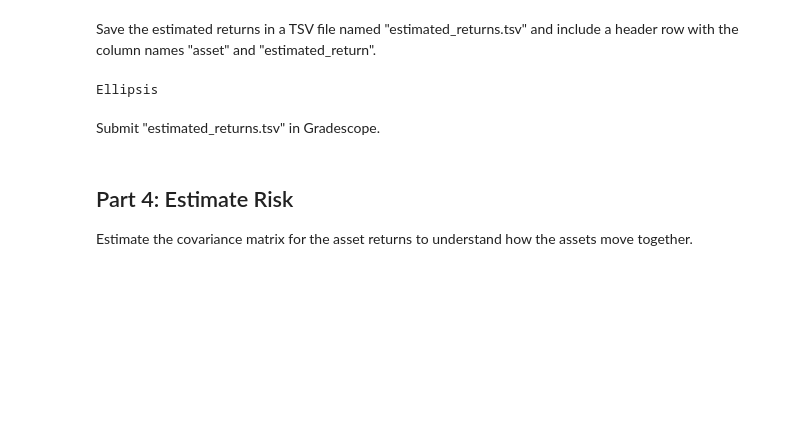
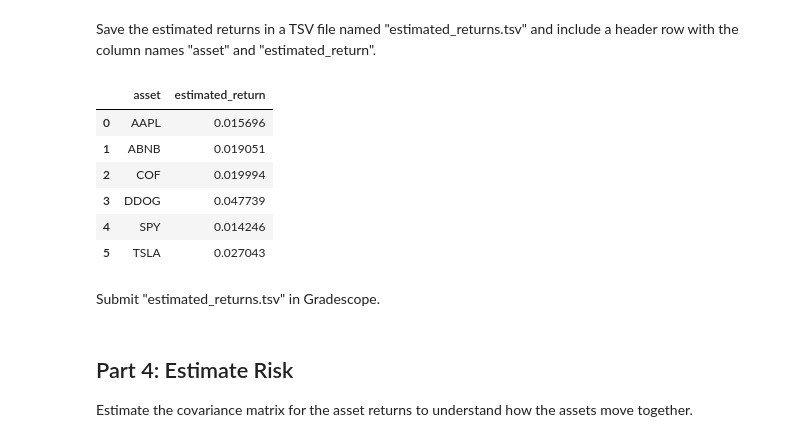
Before and after one commit to calebhadley1/AI_in_the_Field_Coursework, a Jupyter notebook: Week 1/dx704-project-01.ipynb, the cells around one changed output. Drawn from its saved outputs; the diff is of its cells as text; code cells hidden in the pictures; blank space fills up the shorter version.

```diff
--- a/Week 1/dx704-project-01.ipynb
+++ b/Week 1/dx704-project-01.ipynb
@@ -219,0 +225,5 @@ Ellipsis
+# %%
+# compute mean return for each asset over the data set
+mean_returns = monthly_returns.mean()
+mean_returns.drop('date', inplace=True)  # drop the date column from the mean returns
+mean_returns
@@ -220,8 +238,16 @@ Ellipsis
 # %% [markdown]
 Save the estimated returns in a TSV file named "estimated_returns.tsv" and include a header row with the column names "asset" and "estimated_return".
-# %%
-# YOUR CHANGES HERE
-
-...
-# %% [output]
-Ellipsis
+# %%
+# YOUR CHANGES HERE
+mean_returns_df = pd.DataFrame(mean_returns, columns=['estimated_return'])
+mean_returns_df.reset_index(inplace=True)
+mean_returns_df.rename(columns={'index': 'asset'}, inplace=True)
+mean_returns_df
+# %% [output]
+|  | asset | estimated_return |
+| 0 | AAPL | 0.015696 |
+| 1 | ABNB | 0.019051 |
+| 2 | COF | 0.019994 |
+| 3 | DDOG | 0.047739 |
+| 4 | SPY | 0.014246 |
+| 5 | TSLA | 0.027043 |
```
Also changed, not shown: parts of 11 cells of this notebook, 3 other files.
